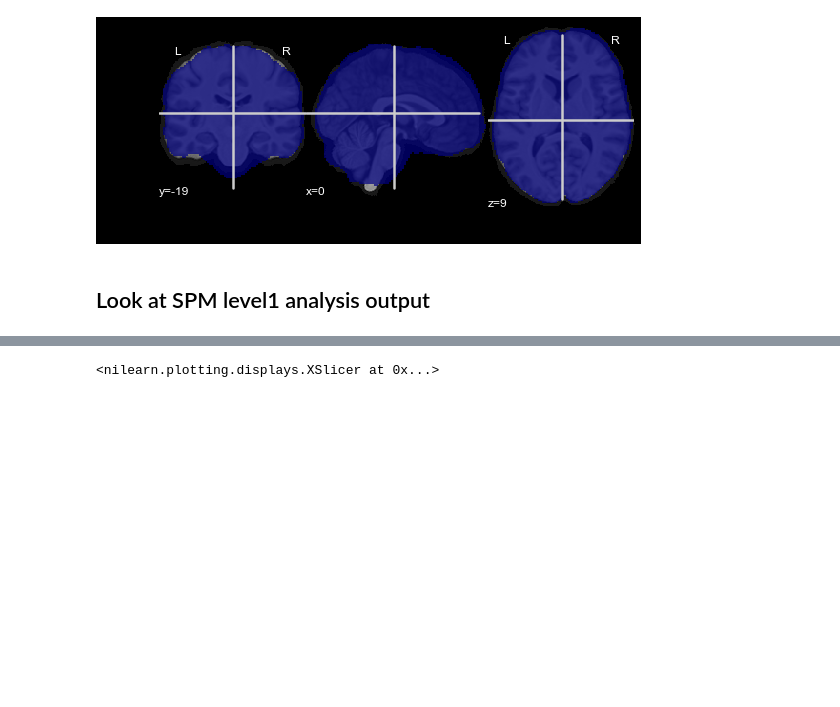
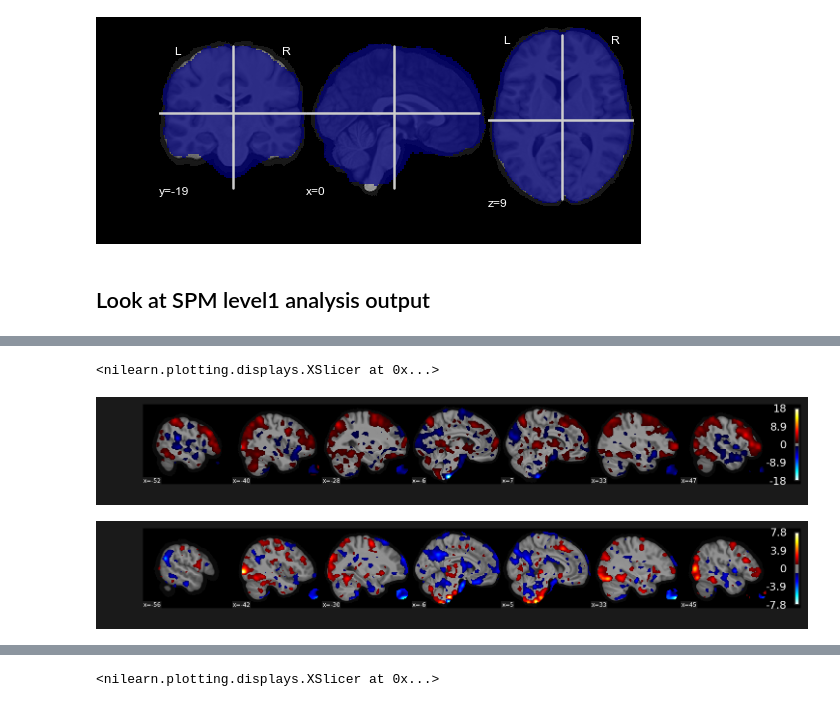
Before and after one commit to ruonanjia/mdm_imaging_analysis, a Jupyter notebook: mdm_imaging_glm.ipynb, the cells around one changed output, grey strips where cells are left out. Drawn from its saved outputs; the diff is of its cells as text; code cells hidden in the pictures; blank space fills up the shorter version.

Commit message:
Plot contrast for 2588

```diff
--- a/mdm_imaging_glm.ipynb
+++ b/mdm_imaging_glm.ipynb
@@ -255,0 +258,9 @@ plotting.plot_stat_map('/home/rj299/project/mdm_analysis/output/imaging/Sink/1st
+# %%
+# plot Medical > Monetary, ambiguity
+plotting.plot_stat_map('/home/rj299/project/mdm_analysis/output/imaging/Sink/1stLevel/_subject_id_2588/con_0005.nii', threshold = 1, bg_img = anat_mean, display_mode = 'x')
+# plot Medical > Monetary, risk
+plotting.plot_stat_map('/home/rj299/project/mdm_analysis/output/imaging/Sink/1stLevel/_subject_id_2588/con_0006.nii', threshold = 1, bg_img = anat_mean, display_mode = 'x')
+# %% [output]
+<nilearn.plotting.displays.XSlicer at 0x...>
+[figure, added]
+[figure, added]
```
Also changed, not shown: parts of 5 cells of this notebook.
